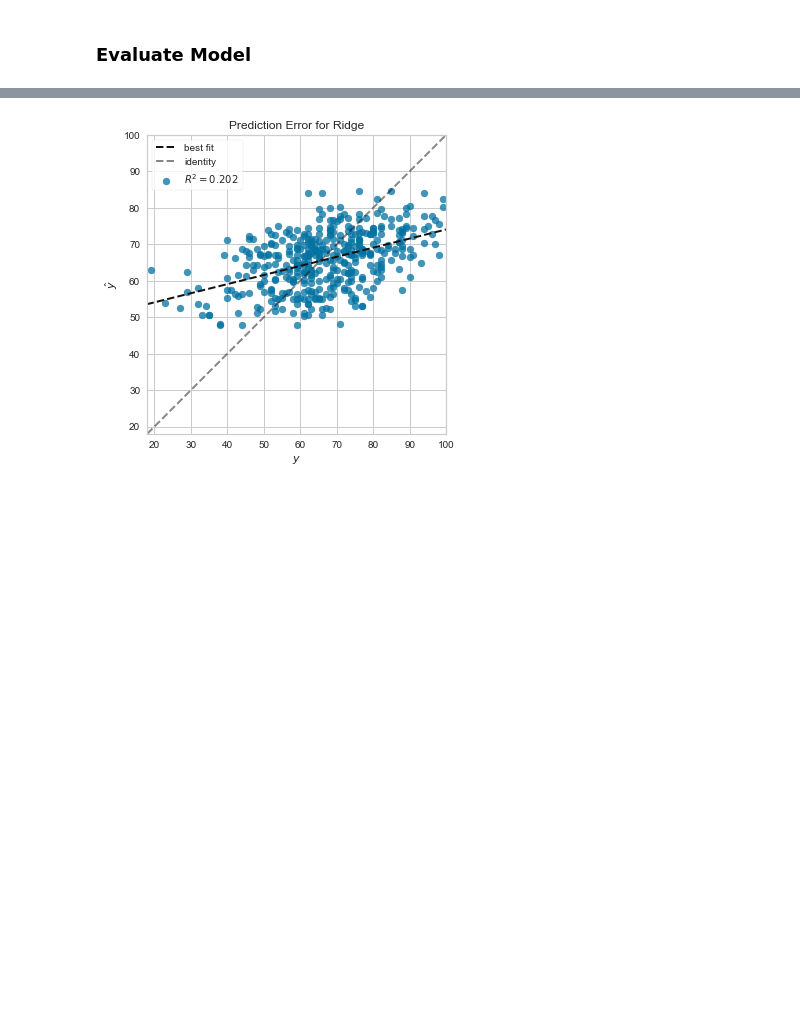
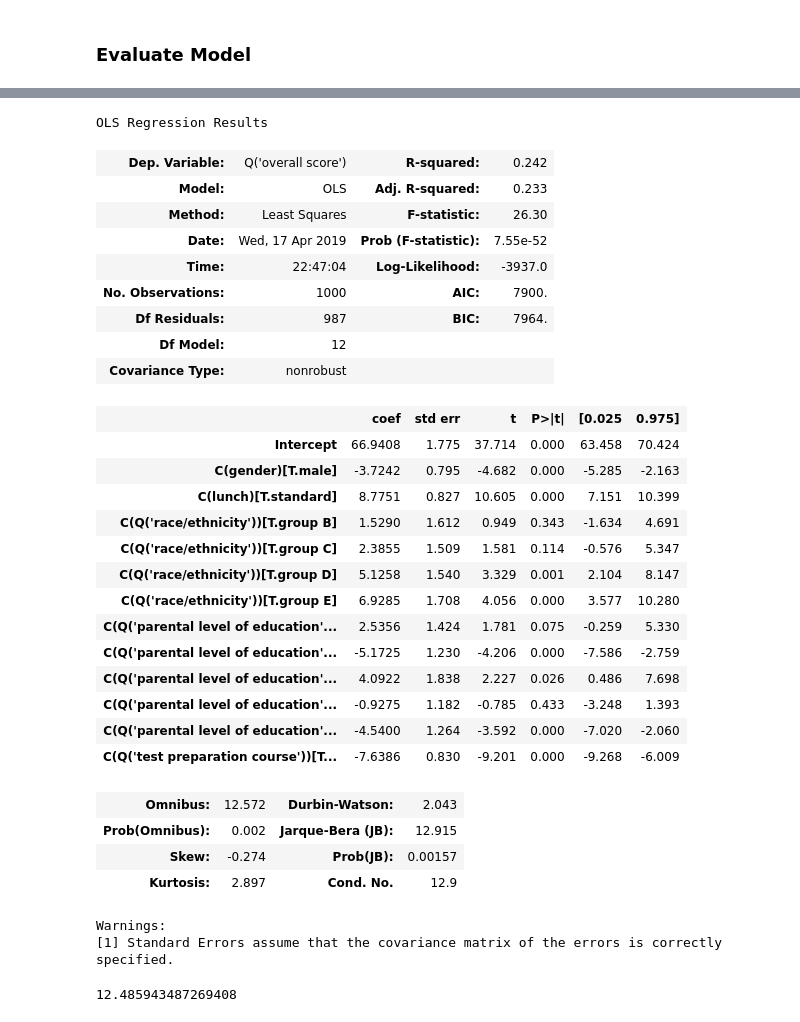
Before and after one commit to MannyOjo/Student-Performance, a Jupyter notebook: StudentPerformance.ipynb, the cells around one changed output, grey strips where cells are left out. Saved outputs shown, nothing was run; the diff lists cells and outputs as text; code cells hidden in the pictures; blank space fills up the shorter version.

```diff
--- a/StudentPerformance.ipynb
+++ b/StudentPerformance.ipynb
@@ -229,10 +228,43 @@ dtype: float64
-# %%
-from sklearn.linear_model import Ridge
-from yellowbrick.regressor import PredictionError
-
-visualizer = PredictionError(Ridge(alpha=4.103))
-visualizer.fit(Xm_train, ym_train)
-visualizer.score(Xm_test, ym_test)
-visualizer.poof()
-# %% [output]
-[figure, removed]
+# %%
+from statsmodels.formula.api import ols
+from patsy.builtins import *
+
+#Test models for math scores
+fit = ols("Q('overall score') ~ C(gender) + C(lunch) + C(Q('race/ethnicity')) + C(Q('parental level of education')) + C(Q('test preparation course'))", data=df).fit()
+fit.summary()
+# %% [output]
+OLS Regression Results
+| Dep. Variable: | Q('overall score') | R-squared: | 0.242 |
+| Model: | OLS | Adj. R-squared: | 0.233 |
+| Method: | Least Squares | F-statistic: | 26.30 |
+| Date: | Wed, 17 Apr 2019 | Prob (F-statistic): | 7.55e-52 |
+| Time: | 22:47:04 | Log-Likelihood: | -3937.0 |
+| No. Observations: | 1000 | AIC: | 7900. |
+| Df Residuals: | 987 | BIC: | 7964. |
+| Df Model: | 12 |  |  |
+| Covariance Type: | nonrobust |  |  |
+|  | coef | std err | t | P>|t| | [0.025 | 0.975] |
+| Intercept | 66.9408 | 1.775 | 37.714 | 0.000 | 63.458 | 70.424 |
+| C(gender)[T.male] | -3.7242 | 0.795 | -4.682 | 0.000 | -5.285 | -2.163 |
+| C(lunch)[T.standard] | 8.7751 | 0.827 | 10.605 | 0.000 | 7.151 | 10.399 |
+| C(Q('race/ethnicity'))[T.group B] | 1.5290 | 1.612 | 0.949 | 0.343 | -1.634 | 4.691 |
+| C(Q('race/ethnicity'))[T.group C] | 2.3855 | 1.509 | 1.581 | 0.114 | -0.576 | 5.347 |
+| C(Q('race/ethnicity'))[T.group D] | 5.1258 | 1.540 | 3.329 | 0.001 | 2.104 | 8.147 |
+| C(Q('race/ethnicity'))[T.group E] | 6.9285 | 1.708 | 4.056 | 0.000 | 3.577 | 10.280 |
+| C(Q('parental level of education'... | 2.5356 | 1.424 | 1.781 | 0.075 | -0.259 | 5.330 |
+| C(Q('parental level of education'... | -5.1725 | 1.230 | -4.206 | 0.000 | -7.586 | -2.759 |
+| C(Q('parental level of education'... | 4.0922 | 1.838 | 2.227 | 0.026 | 0.486 | 7.698 |
+| C(Q('parental level of education'... | -0.9275 | 1.182 | -0.785 | 0.433 | -3.248 | 1.393 |
+| C(Q('parental level of education'... | -4.5400 | 1.264 | -3.592 | 0.000 | -7.020 | -2.060 |
+| C(Q('test preparation course'))[T... | -7.6386 | 0.830 | -9.201 | 0.000 | -9.268 | -6.009 |
+| Omnibus: | 12.572 | Durbin-Watson: | 2.043 |
+| Prob(Omnibus): | 0.002 | Jarque-Bera (JB): | 12.915 |
+| Skew: | -0.274 | Prob(JB): | 0.00157 |
+| Kurtosis: | 2.897 | Cond. No. | 12.9 |
+Warnings:
+[1] Standard Errors assume that the covariance matrix of the errors is correctly specified.
+# %%
+import math as m
+m.sqrt(fit.mse_resid)
+# %% [output]
+12.485943487269408
```
Also changed, not shown: parts of 5 cells of this notebook.
